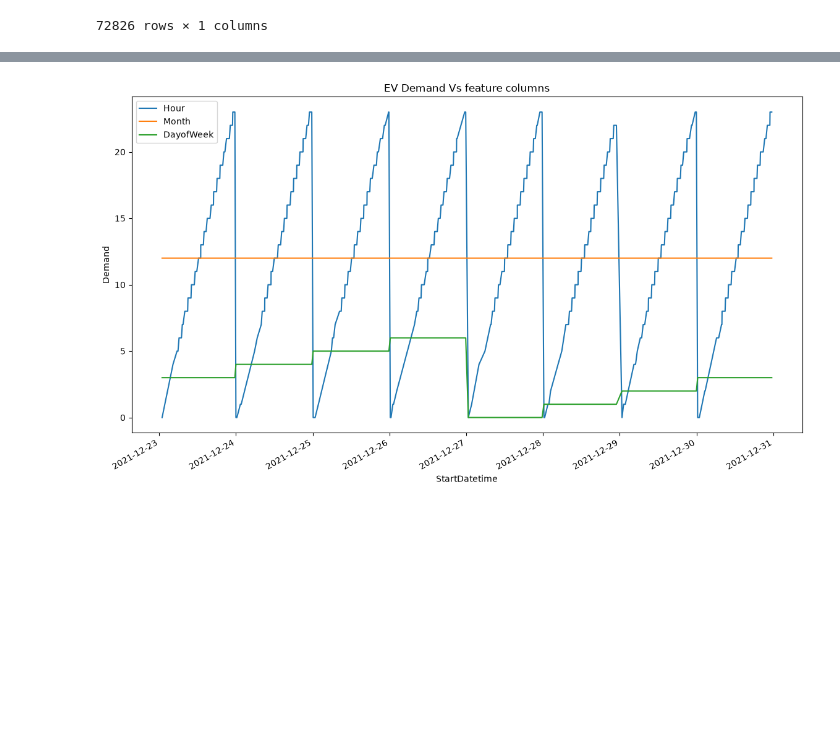
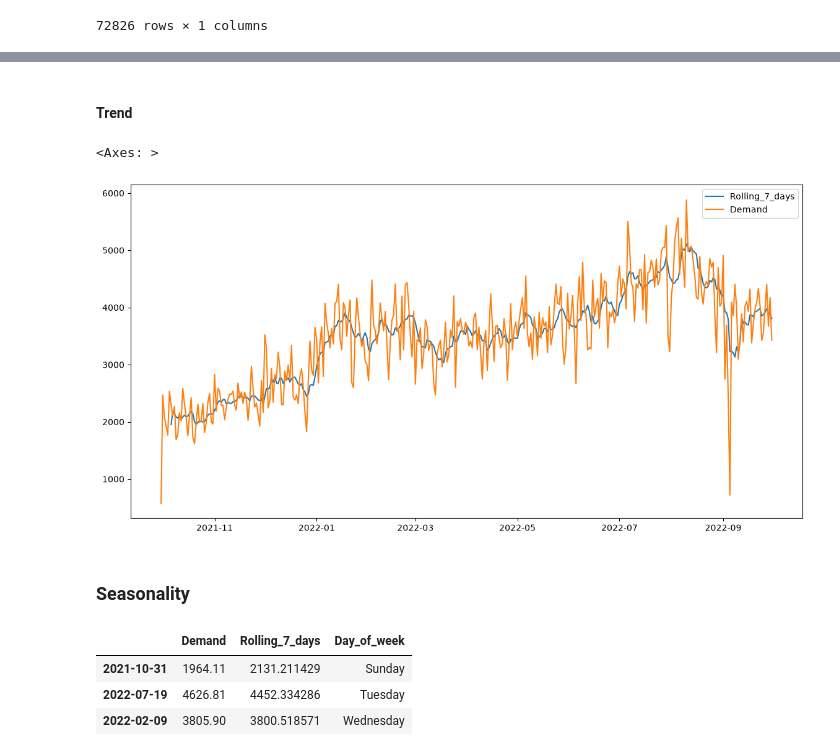
Before and after one commit to blu3-bird/EV-demand, a Jupyter notebook: time-forecasting/notebook1.ipynb, the cells around one changed output, grey strips where cells are left out. Saved outputs shown, nothing was run; the diff lists cells and outputs as text; code cells hidden in the pictures; blank space fills up the shorter version.

```diff
--- a/time-forecasting/notebook1.ipynb
+++ b/time-forecasting/notebook1.ipynb
@@ -94,14 +105,13 @@ y = df_.pop('Demand')
-# %%
-# df_.index = pd.to_datetime(df_.index)
-
-df_.loc[
-    (df_.index > '2021-12-23') &
-    (df_.index < '2021-12-31')
-].plot(figsize=(14, 8))
-
-plt.title('EV Demand Vs feature columns')
-plt.ylabel('Demand')
-# plt.legend()
-plt.show()
-# %% [output]
-[figure, removed]
+# %% [markdown]
+#### Trend
+# %%
+### 7 days rooling mean to see the actually trend in data, as daily demand has a lot of up and downs.
+
+df_1['Rolling_7_days'] = df_1['Demand'].rolling(window=7).mean()
+
+df_1[['Rolling_7_days','Demand']].plot(figsize=(14,7))
+# %% [output]
+<Axes: >
+[figure, added]
+# %% [markdown]
+### Seasonality
@@ -107,0 +121,7 @@ plt.show()
+# %%
+df_1.sample(3)
+# %% [output]
+|  | Demand | Rolling_7_days | Day_of_week |
+| 2021-10-31 | 1964.11 | 2131.211429 | Sunday |
+| 2022-07-19 | 4626.81 | 4452.334286 | Tuesday |
+| 2022-02-09 | 3805.90 | 3800.518571 | Wednesday |
```
Also changed, not shown: parts of 34 cells of this notebook.
